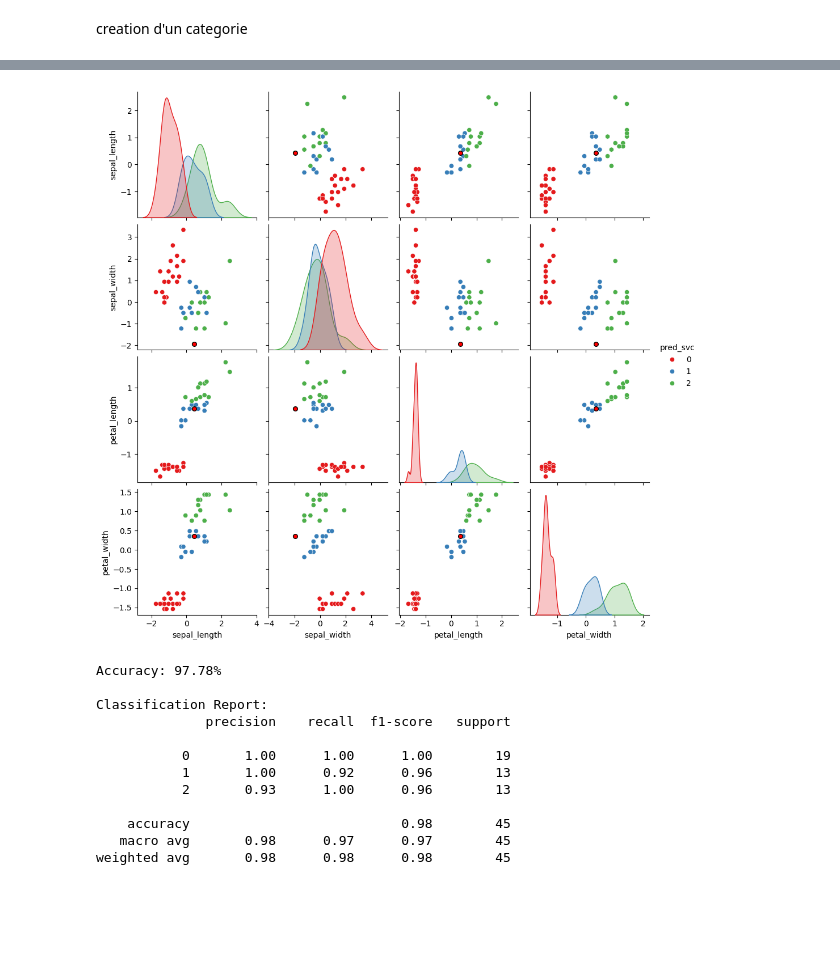
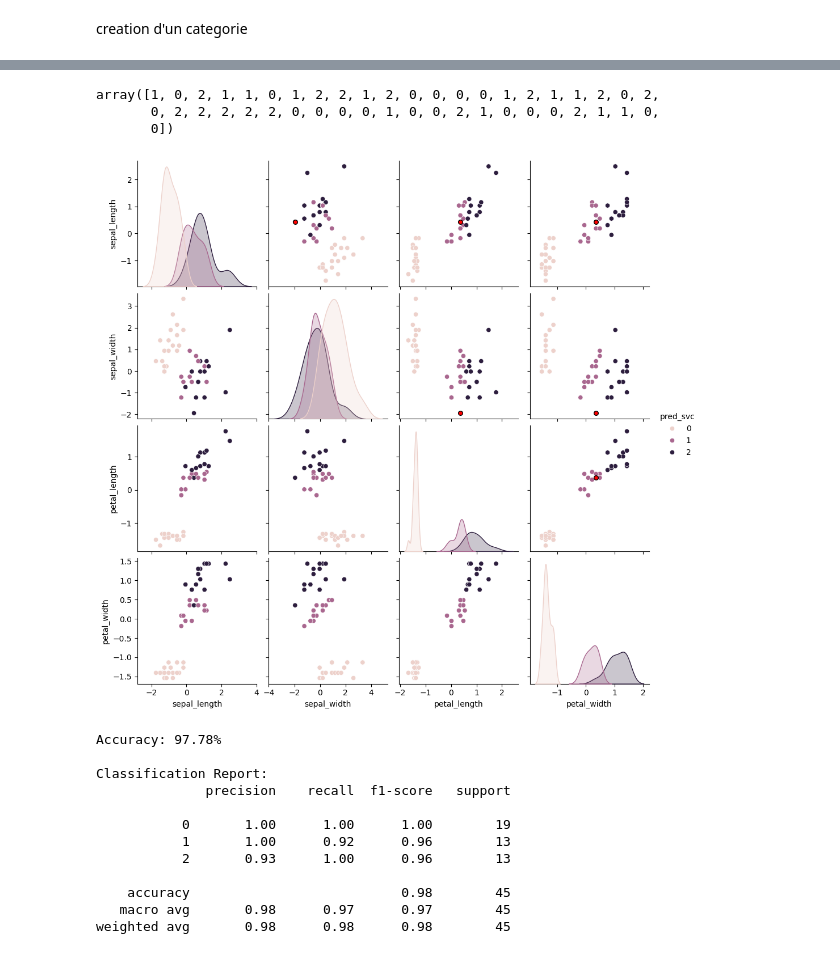
Before and after one commit to crnl-lab/Formation_2025_Python_data_analyse, a Jupyter notebook: notebooks/sklearn.ipynb, the cells around one changed output, grey strips where cells are left out. Saved outputs shown, nothing was run; the diff lists cells and outputs as text; code cells hidden in the pictures; blank space fills up the shorter version.

```diff
--- a/notebooks/sklearn.ipynb
+++ b/notebooks/sklearn.ipynb
@@ -199,8 +199,8 @@ Y_pred
 | 149 | 5.9 | 3.0 | 5.1 | 1.8 | virginica | 1 |
 150 rows × 6 columns
 # %%
-vec_int = sklearn.preprocessing.LabelEncoder().fit_transform(Y)
-vec_int
+Y_int = sklearn.preprocessing.LabelEncoder().fit_transform(Y)
+Y_int
 # %% [output]
 array([0, 0, 0, 0, 0, 0, 0, 0, 0, 0, 0, 0, 0, 0, 0, 0, 0, 0, 0, 0, 0, 0,
        0, 0, 0, 0, 0, 0, 0, 0, 0, 0, 0, 0, 0, 0, 0, 0, 0, 0, 0, 0, 0, 0,
@@ -213,7 +213,7 @@ array([0, 0, 0, 0, 0, 0, 0, 0, 0, 0, 0, 0, 0, 0, 0, 0, 0, 0, 0, 0, 0, 0,
 
 # Création DataFrame
 df = pd.DataFrame(X, columns=features)
-df['true_label'] = vec_int
+df['true_label'] = Y_int
 df['pred_kmeans'] = y_kmeans
 df['error'] = df['true_label'] != df['pred_kmeans']
 
@@ -246,47 +301,27 @@ y = sklearn.preprocessing.LabelEncoder().fit_transform(y_str)
+# %%
+y_pred
+# %% [output]
+array([1, 0, 2, 1, 1, 0, 1, 2, 2, 1, 2, 0, 0, 0, 0, 1, 2, 1, 1, 2, 0, 2,
+       0, 2, 2, 2, 2, 2, 0, 0, 0, 0, 1, 0, 0, 2, 1, 0, 0, 0, 2, 1, 1, 0,
+       0])
 # %%
-# Diviser les données en train et test
-X_train, X_test, y_train, y_test = sklearn.model_selection.train_test_split(X, y, test_size=0.3, random_state=42)
 
-# Standardiser les données
-scaler = sklearn.preprocessing.StandardScaler()
-X_train = scaler.fit_transform(X_train)
-X_test = scaler.transform(X_test)
-
-# Entraîner le modèle SVC
-svc_model = sklearn.svm.SVC(kernel='linear')  # Choisir un noyau linéaire pour simplifier
-svc_model.fit(X_train, y_train)
-
-# Prédictions
-y_pred = svc_model.predict(X_test)
-
-# Créer un DataFrame pour les visualisations
 df = pd.DataFrame(X_test, columns=features)
 df['true_label'] = y_test
 df['pred_svc'] = y_pred
 df['error'] = df['true_label'] != df['pred_svc']
 
-# Affichage avec pairplot
-pair = sns.pairplot(df, vars=features, hue="pred_svc", palette='Set1')
+pair = sns.pairplot(df, vars=features, hue="pred_svc")
 
-# Ajouter les points d'erreur en rouge
-for i, j in zip(*np.triu_indices_from(pair.axes, 1)):  # Boucle pour les paires de variables
+for i, j in zip(*np.triu_indices_from(pair.axes, 1)):
     ax = pair.axes[i, j]
-    # Placer les erreurs (là où true_label != pred_svc) en rouge
     ax.scatter(
         df.loc[df['error'], features[j]],
         df.loc[df['error'], features[i]],
         color='red', s=30, label='Erreur', edgecolor='k', zorder=5
     )
-
-    # Ajouter également les erreurs dans l'autre triangle (partie inférieure)
-    ax = pair.axes[j, i]
-    ax.scatter(
-        df.loc[df['error'], features[i]],
-        df.loc[df['error'], features[j]],
-        color='red', s=30, label='Erreur', edgecolor='k', zorder=5
-    )
 # %% [output]
-[figure, old version]
+[figure, new version]
 # %%
 accuracy = sklearn.metrics.accuracy_score(y_test, y_pred)
 print(f"Accuracy: {accuracy * 100:.2f}%")
```
Also changed, not shown: parts of 16 cells of this notebook, 2 other files.
